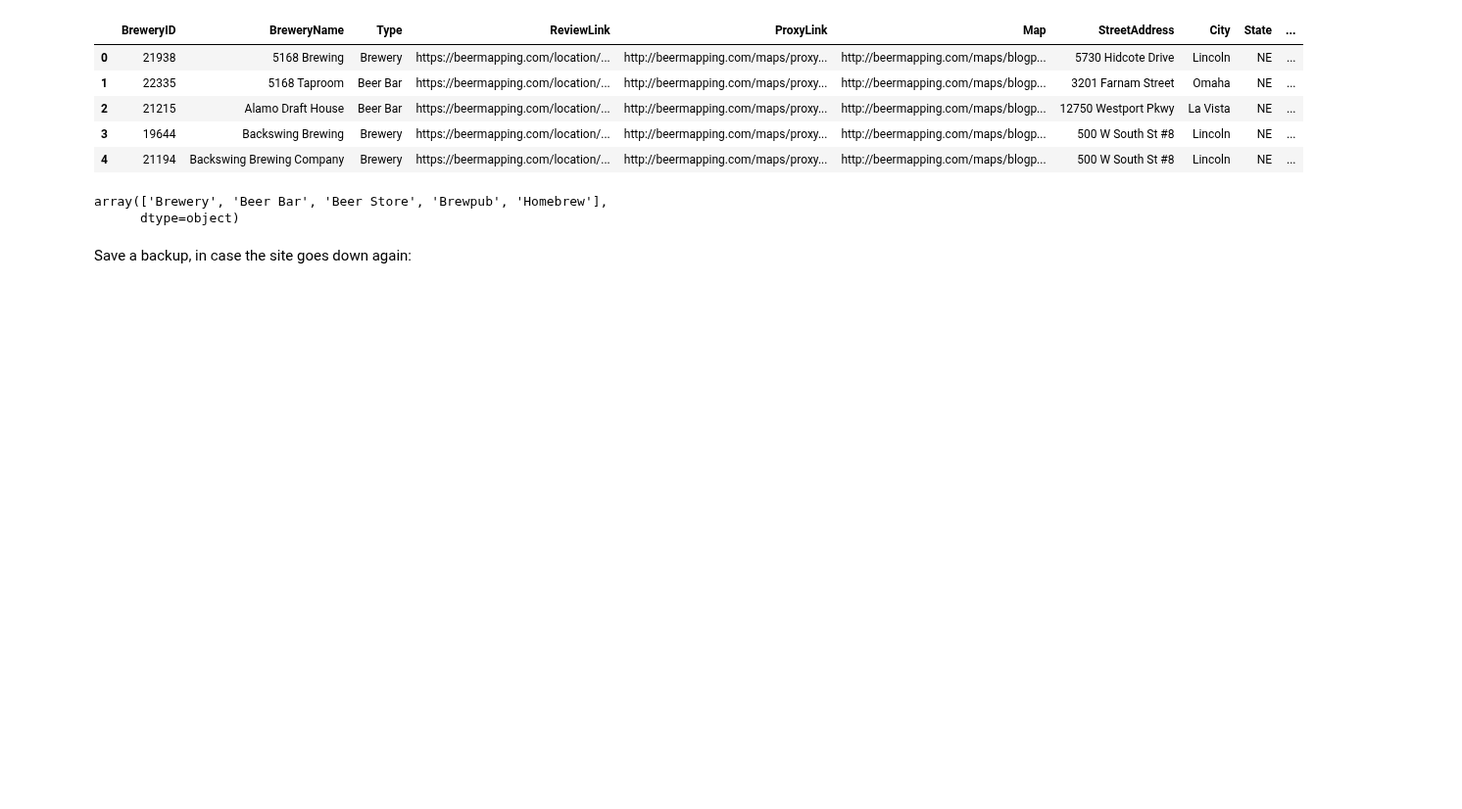
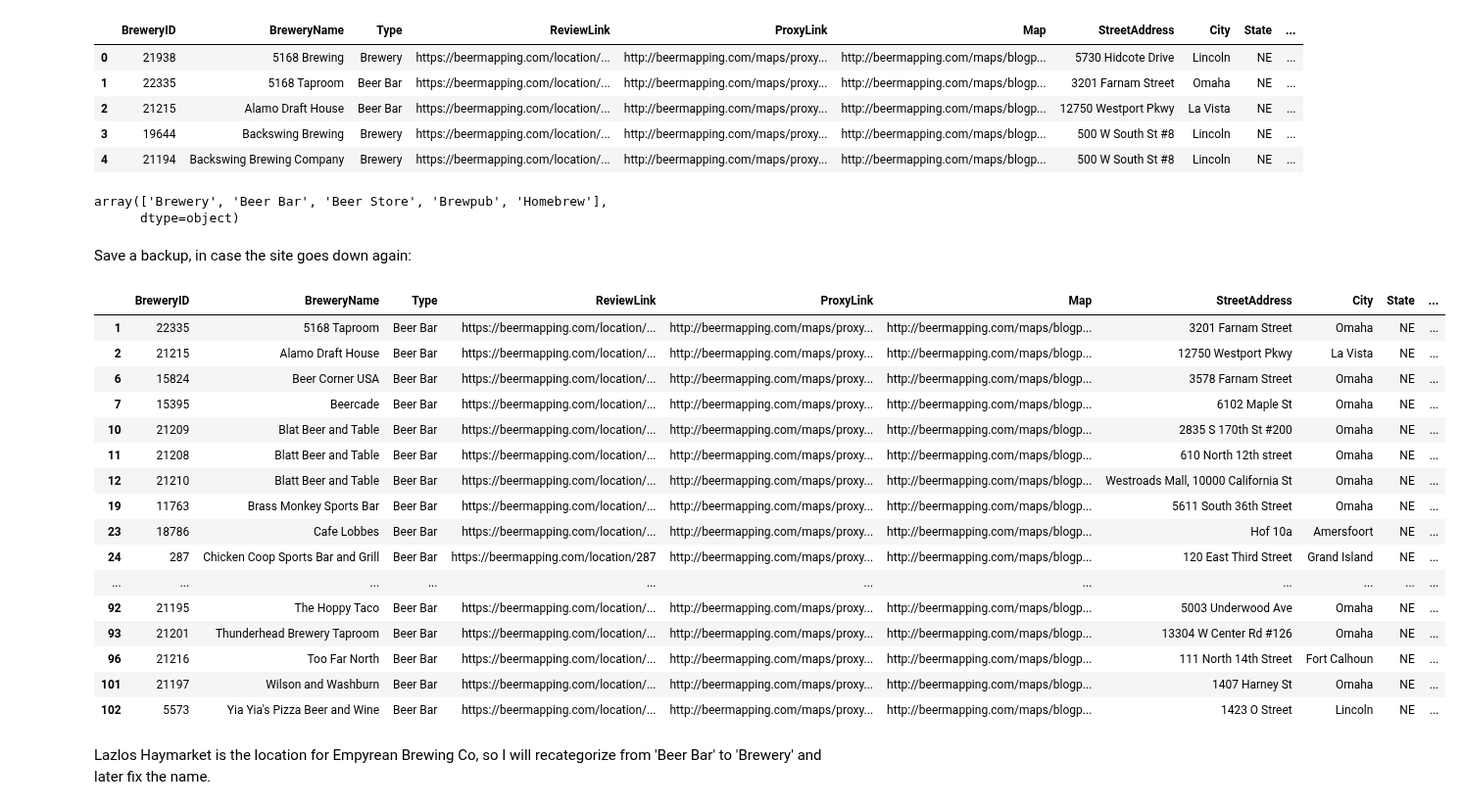
Before and after one commit to ScottBreitbach/DSC540, a Jupyter notebook: Final Project/BeerMappingAPI.ipynb, the cells around one changed output. Shown at 98% size. Drawn from its saved outputs; the diff is of its cells as text; code cells hidden in the pictures; blank space fills up the shorter version.

```diff
--- a/Final Project/BeerMappingAPI.ipynb
+++ b/Final Project/BeerMappingAPI.ipynb
@@ -283,3 +294,25 @@ array(['Brewery', 'Beer Bar', 'Beer Store', 'Brewpub', 'Homebrew'],
 Save a backup, in case the site goes down again:
 # %%
 breweryDF.to_csv('beerMapping.csv', index=False)
+# %%
+breweryDF[breweryDF['Type'] == 'Beer Bar']
+# %% [output]
+|  | BreweryID | BreweryName | Type | ReviewLink | ProxyLink | Map | StreetAddress | City | State | ... |
+| 1 | 22335 | 5168 Taproom | Beer Bar | https://beermapping.com/location/... | http://beermapping.com/maps/proxy... | http://beermapping.com/maps/blogp... | 3201 Farnam Street | Omaha | NE | ... |
+| 2 | 21215 | Alamo Draft House | Beer Bar | https://beermapping.com/location/... | http://beermapping.com/maps/proxy... | http://beermapping.com/maps/blogp... | 12750 Westport Pkwy | La Vista | NE | ... |
+| 6 | 15824 | Beer Corner USA | Beer Bar | https://beermapping.com/location/... | http://beermapping.com/maps/proxy... | http://beermapping.com/maps/blogp... | 3578 Farnam Street | Omaha | NE | ... |
+| 7 | 15395 | Beercade | Beer Bar | https://beermapping.com/location/... | http://beermapping.com/maps/proxy... | http://beermapping.com/maps/blogp... | 6102 Maple St | Omaha | NE | ... |
+| 10 | 21209 | Blat Beer and Table | Beer Bar | https://beermapping.com/location/... | http://beermapping.com/maps/proxy... | http://beermapping.com/maps/blogp... | 2835 S 170th St #200 | Omaha | NE | ... |
+| 11 | 21208 | Blatt Beer and Table | Beer Bar | https://beermapping.com/location/... | http://beermapping.com/maps/proxy... | http://beermapping.com/maps/blogp... | 610 North 12th street | Omaha | NE | ... |
+| 12 | 21210 | Blatt Beer and Table | Beer Bar | https://beermapping.com/location/... | http://beermapping.com/maps/proxy... | http://beermapping.com/maps/blogp... | Westroads Mall, 10000 California St | Omaha | NE | ... |
+| 19 | 11763 | Brass Monkey Sports Bar | Beer Bar | https://beermapping.com/location/... | http://beermapping.com/maps/proxy... | http://beermapping.com/maps/blogp... | 5611 South 36th Street | Omaha | NE | ... |
+| 23 | 18786 | Cafe Lobbes | Beer Bar | https://beermapping.com/location/... | http://beermapping.com/maps/proxy... | http://beermapping.com/maps/blogp... | Hof 10a | Amersfoort | NE | ... |
+| 24 | 287 | Chicken Coop Sports Bar and Grill | Beer Bar | https://beermapping.com/location/287 | http://beermapping.com/maps/proxy... | http://beermapping.com/maps/blogp... | 120 East Third Street | Grand Island | NE | ... |
+| ... | ... | ... | ... | ... | ... | ... | ... | ... | ... | ... |
+| 92 | 21195 | The Hoppy Taco | Beer Bar | https://beermapping.com/location/... | http://beermapping.com/maps/proxy... | http://beermapping.com/maps/blogp... | 5003 Underwood Ave | Omaha | NE | ... |
+| 93 | 21201 | Thunderhead Brewery Taproom | Beer Bar | https://beermapping.com/location/... | http://beermapping.com/maps/proxy... | http://beermapping.com/maps/blogp... | 13304 W Center Rd #126 | Omaha | NE | ... |
+| 96 | 21216 | Too Far North | Beer Bar | https://beermapping.com/location/... | http://beermapping.com/maps/proxy... | http://beermapping.com/maps/blogp... | 111 North 14th Street | Fort Calhoun | NE | ... |
+| 101 | 21197 | Wilson and Washburn | Beer Bar | https://beermapping.com/location/... | http://beermapping.com/maps/proxy... | http://beermapping.com/maps/blogp... | 1407 Harney St | Omaha | NE | ... |
+| 102 | 5573 | Yia Yia's Pizza Beer and Wine | Beer Bar | https://beermapping.com/location/... | http://beermapping.com/maps/proxy... | http://beermapping.com/maps/blogp... | 1423 O Street | Lincoln | NE | ... |
+# %% [markdown]
+Lazlos Haymarket is the location for Empyrean Brewing Co, so I will recategorize from 'Beer Bar' to 'Brewery' and later fix the name.
```
Also changed, not shown: parts of 59 cells of this notebook, 3 other files.
